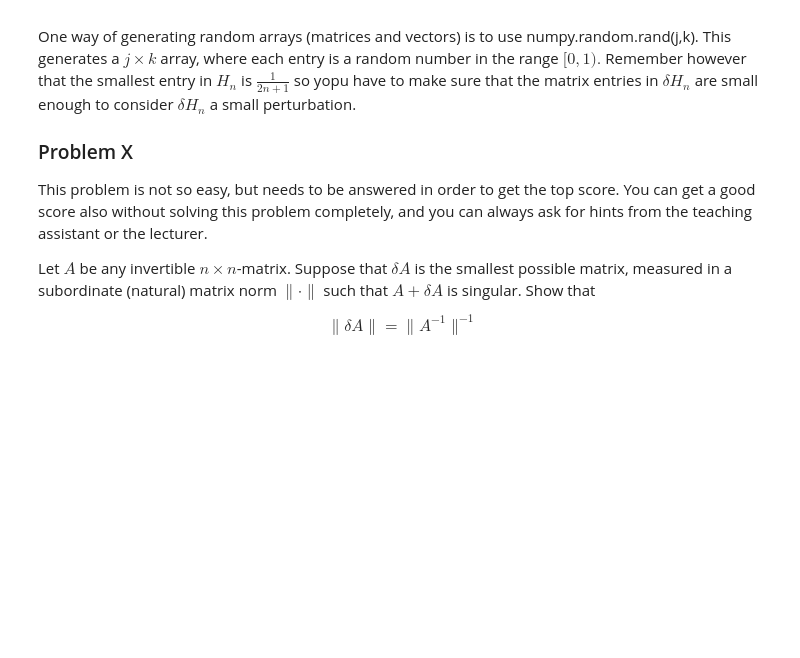
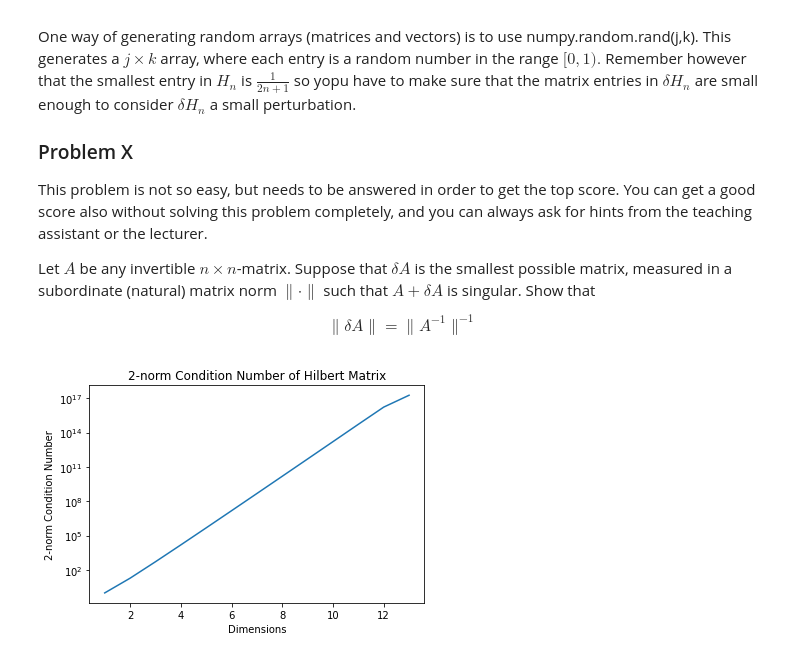
Before and after one commit to isakhammer/research, a Jupyter notebook: mathematics/numerical-analysis/numerical-math-tma4215/project/programming/Project1_handout.ipynb, the cells around one changed output. Cells and saved outputs as stored; diff of their text form; code cells hidden in the pictures; blank space fills up the shorter version.

```diff
--- a/mathematics/numerical-analysis/numerical-math-tma4215/project/programming/Project1_handout.ipynb
+++ b/mathematics/numerical-analysis/numerical-math-tma4215/project/programming/Project1_handout.ipynb
@@ -87,6 +87,3 @@ Let $A$ be any invertible $n\times n$-matrix. Suppose that $\delta A$ is the sma
 $$
     \|\delta A\|  = \|A^{-1}\|^{-1}
 $$
-# %%
-n = 13
-A = scipy.linalg.hilbert(n)
@@ -96,0 +90,25 @@ print("hello")
+# %%
+import scipy.linalg
+import numpy as np
+import matplotlib.pyplot as plt
+
+def condition_number_analysis():
+    n_max = 13
+
+    N = np.arange(1,n_max+1, dtype=np.int16)
+    K = np.zeros(n_max)
+
+    for n in N:
+        H = scipy.linalg.hilbert(n)
+        H_inv =  np.linalg.inv(H)
+        K[n-1] = np.linalg.norm(H,2)*np.linalg.norm(H_inv,2)
+
+    plt.xlabel("Dimensions")
+    plt.ylabel("2-norm Condition Number")
+    plt.yscale("log")
+    plt.title("2-norm Condition Number of Hilbert Matrix")
+    plt.plot(N,K)
+
+condition_number_analysis()
+# %% [output]
+[figure, added]
```
Also changed, not shown: parts of 3 cells of this notebook, 2 other files.
